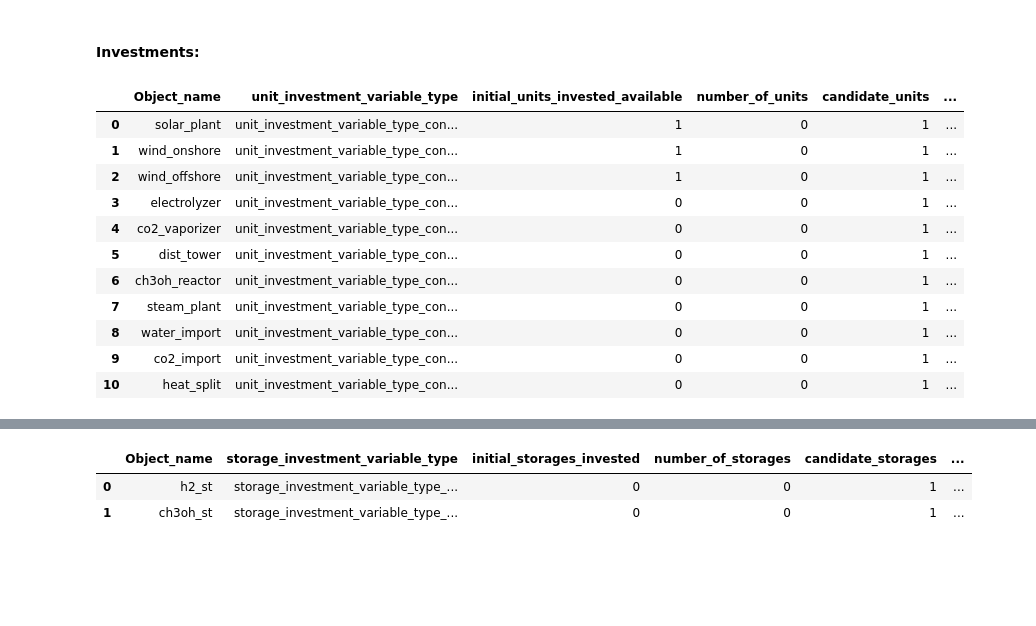
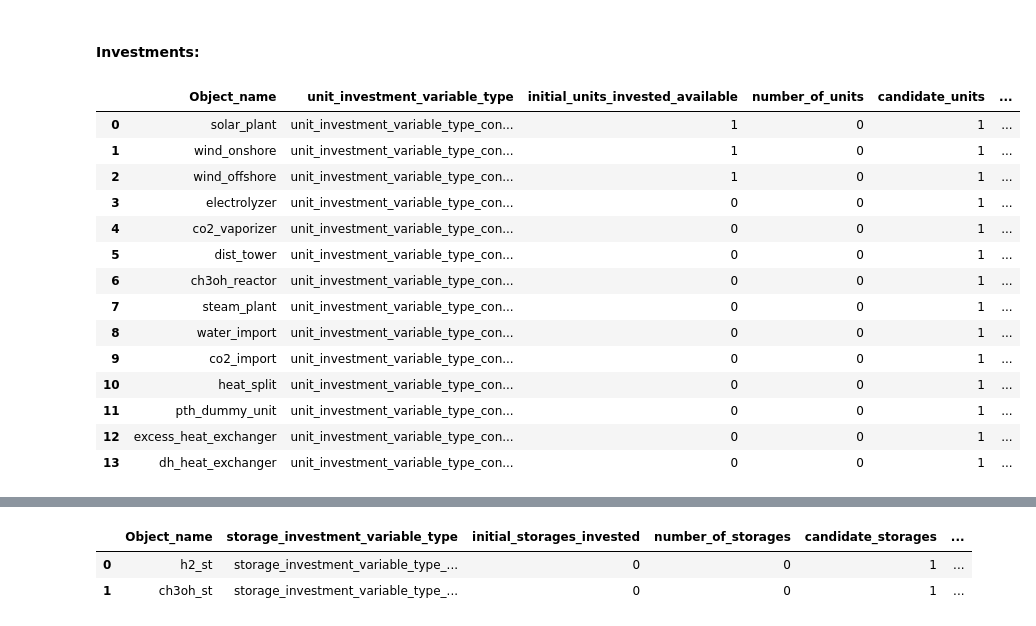
Before and after one commit to CSEI-EU/Nord_H2ub, a Jupyter notebook: spine_projects/01_input_data/00_functions/data_preparation_nord_h2ub_spine.ipynb, the cells around one changed output, grey strips where cells are left out. Cells and saved outputs as stored; diff of their text form; code cells hidden in the pictures; blank space fills up the shorter version.

Commit message:
added district heating values to 'Unit_Inv_Parameters'

```diff
--- a/spine_projects/01_input_data/00_functions/data_preparation_nord_h2ub_spine.ipynb
+++ b/spine_projects/01_input_data/00_functions/data_preparation_nord_h2ub_spine.ipynb
@@ -1073,34 +1073,43 @@ if candidate_nonzero:
                       'unit_investment_tech_lifetime': lifetime,
                       'unit_investment_econ_lifetime': lifetime,  # Same as tech lifetime
                       'Alternative': run_name
                      }
 
         rows_to_add.append(row_to_add)
 
     df_units_inv_parameters = pd.concat([df_units_inv_parameters, pd.DataFrame(rows_to_add)], ignore_index=True)
 
     # Scale investment costs to lifetime
     df_units_inv_parameters = scale_costs(df_units_inv_parameters, start_date, end_date, 'unit')
 
     # Scale investment costs to roll forward if used
     if roll_forward_use:
         df_units_inv_parameters['unit_investment_cost'] = df_units_inv_parameters['unit_investment_cost'] / int(num_slices)
 
+# Add district heating
+if district_heating:
+    df_units_inv_parameters = pd.concat([df_units_inv_parameters, dh_sheets_mapping['Unit_inv_parameters']], ignore_index=True)
+else:
+    pass
+
 # Show table head for control
-df_units_inv_parameters.head(20)
+df_units_inv_parameters.head(30)
 # %% [output]
 |  | Object_name | unit_investment_variable_type | initial_units_invested_available | number_of_units | candidate_units | ... |
 | 0 | solar_plant | unit_investment_variable_type_con... | 1 | 0 | 1 | ... |
 | 1 | wind_onshore | unit_investment_variable_type_con... | 1 | 0 | 1 | ... |
 | 2 | wind_offshore | unit_investment_variable_type_con... | 1 | 0 | 1 | ... |
 | 3 | electrolyzer | unit_investment_variable_type_con... | 0 | 0 | 1 | ... |
 | 4 | co2_vaporizer | unit_investment_variable_type_con... | 0 | 0 | 1 | ... |
 | 5 | dist_tower | unit_investment_variable_type_con... | 0 | 0 | 1 | ... |
 | 6 | ch3oh_reactor | unit_investment_variable_type_con... | 0 | 0 | 1 | ... |
 | 7 | steam_plant | unit_investment_variable_type_con... | 0 | 0 | 1 | ... |
 | 8 | water_import | unit_investment_variable_type_con... | 0 | 0 | 1 | ... |
 | 9 | co2_import | unit_investment_variable_type_con... | 0 | 0 | 1 | ... |
 | 10 | heat_split | unit_investment_variable_type_con... | 0 | 0 | 1 | ... |
+| 11 | pth_dummy_unit | unit_investment_variable_type_con... | 0 | 0 | 1 | ... |
+| 12 | excess_heat_exchanger | unit_investment_variable_type_con... | 0 | 0 | 1 | ... |
+| 13 | dh_heat_exchanger | unit_investment_variable_type_con... | 0 | 0 | 1 | ... |
 # %%
 # Initialize df
 df_connections_inv_parameters = pd.DataFrame(columns=['Object_name', 'connection_type', 'connection_investment_variable_type',
```
